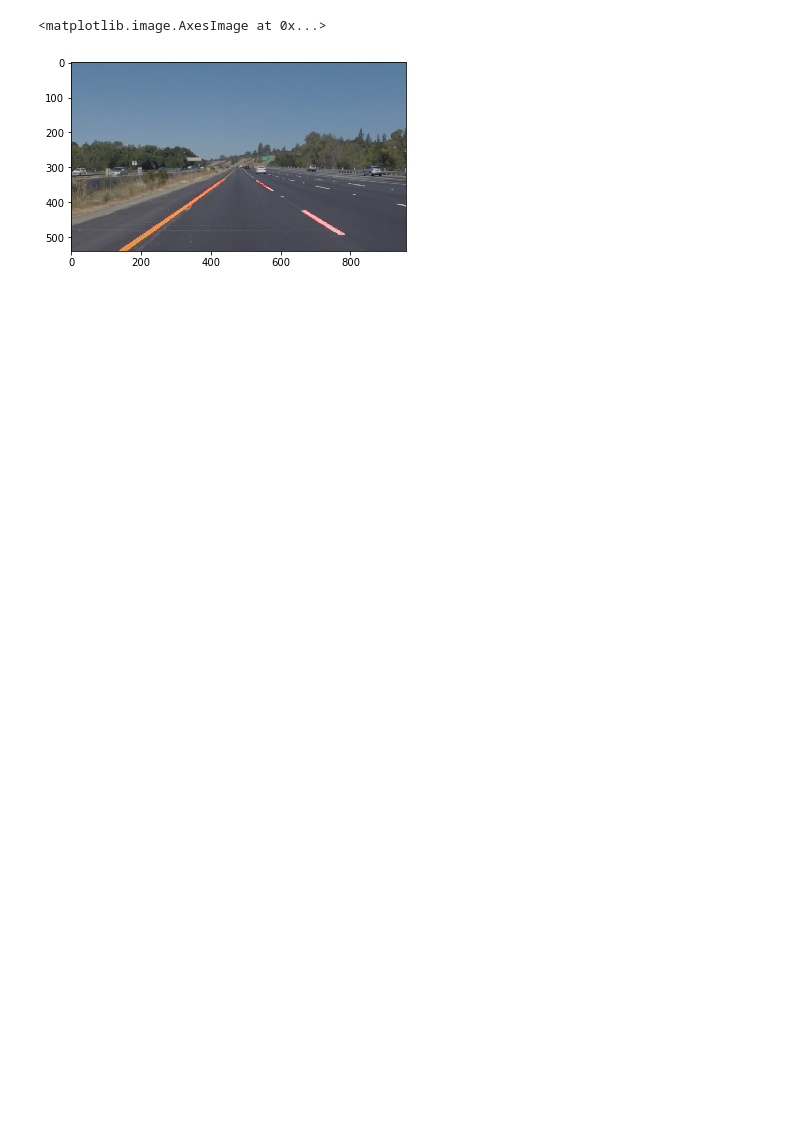
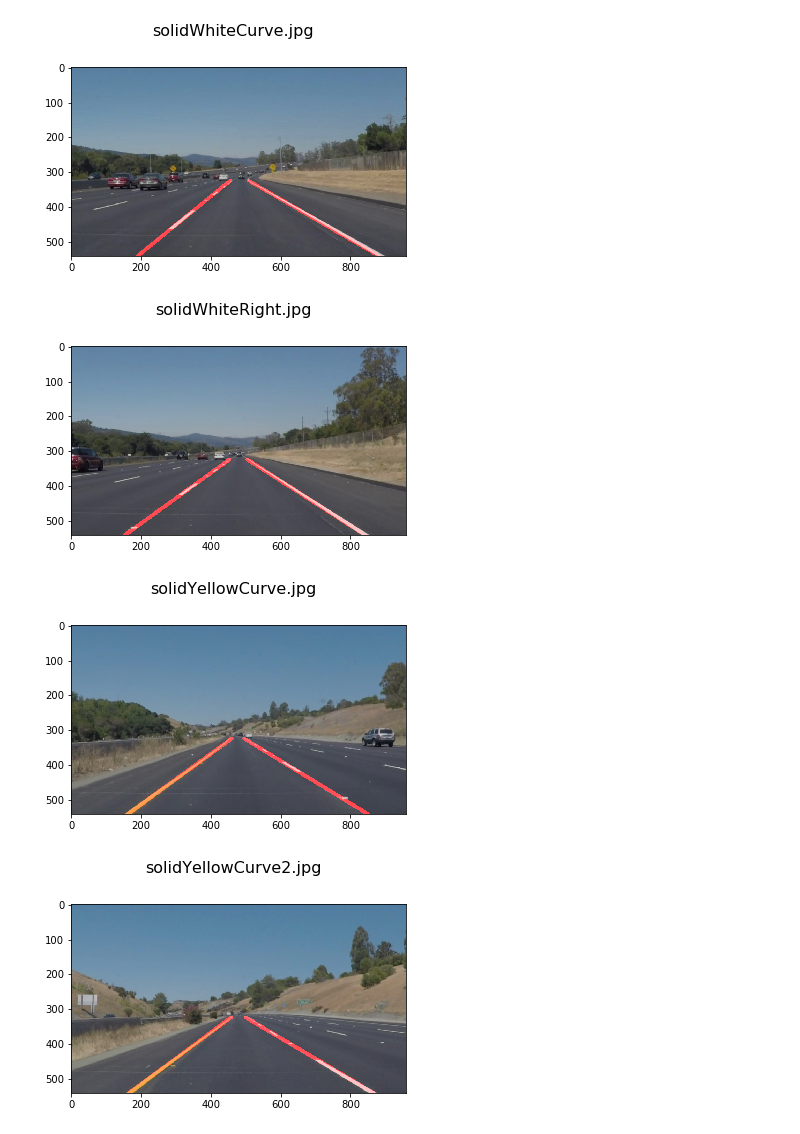
Before and after one commit to dilippatlolla/SDC_lane_finder, a Jupyter notebook: lane_finder.ipynb, the cells around one changed output. Saved outputs shown, nothing was run; the diff lists cells and outputs as text; code cells hidden in the pictures; blank space fills up the shorter version.

Commit message:
[update] working lane detection for test images and videos

```diff
--- a/lane_finder.ipynb
+++ b/lane_finder.ipynb
@@ -120,5 +169,0 @@ image = image_list[4]
-# %%
-img = mpimg.imread(image_dir + image)
-gray = grayscale(img)
-plt.imshow(img)
-#plt.imshow(gray, cmap='gray')
@@ -131,6 +169,0 @@ blur_gray =  gaussian_blur(gray, 5)
-# %%
-# Define our parameters for Canny and apply
-low_threshold = 50
-high_threshold = 100
-img_edge = canny(blur_gray, low_threshold, high_threshold)
-plt.imshow(img_edge, cmap='gray')
@@ -140,10 +169,0 @@ plt.imshow(img_edge, cmap='gray')
-# %%
-# Create a region that has high possibiltiy of containing the lines of interest
-imsize = img.shape
-vertices = np.array([[(0,imsize[0]),
-                      (imsize[1]*0.475, imsize[0]/1.65),
-                      (imsize[1] - imsize[1]*0.475, imsize[0]/1.65 ),
-                      (imsize[1],imsize[0])]], dtype=np.int32)
-
-img_mask = region_of_interest(img_edge, vertices)
-#plt.imshow(img_mask, cmap='gray')
@@ -170,10 +211,19 @@ plt.imshow(img_line, cmap='gray')
-# %%
-# Create a "color" binary image to combine with line image
-color_edges = np.dstack((img_edge, img_edge, img_edge))
-
-# Draw the lines on the edge image
-lines_edges = cv2.addWeighted(img, 0.8, img_line, 1, 0)
-plt.imshow(lines_edges)
-# %% [output]
-<matplotlib.image.AxesImage at 0x...>
-[figure, removed]
+# %%
+def process(dir):
+    for file_name in os.listdir(dir):
+        file_path = os.path.join(dir, file_name)
+        # check if it is a file , if it is process it
+        if os.path.isfile(file_path):
+            img = mpimg.imread(file_path)
+            result = pipeline(img)
+            plt.figure()
+            plt.imshow(result, cmap='gray')
+            plt.suptitle(file_name, fontsize=16)
+            cv2.imwrite(os.path.join('results', file_path), result)
+# %%
+process('test_images/')
+# %% [output]
+[figure, added]
+[figure, added]
+[figure, added]
+[figure, added]
```
Also changed, not shown: parts of 18 cells of this notebook, 2 other files.
